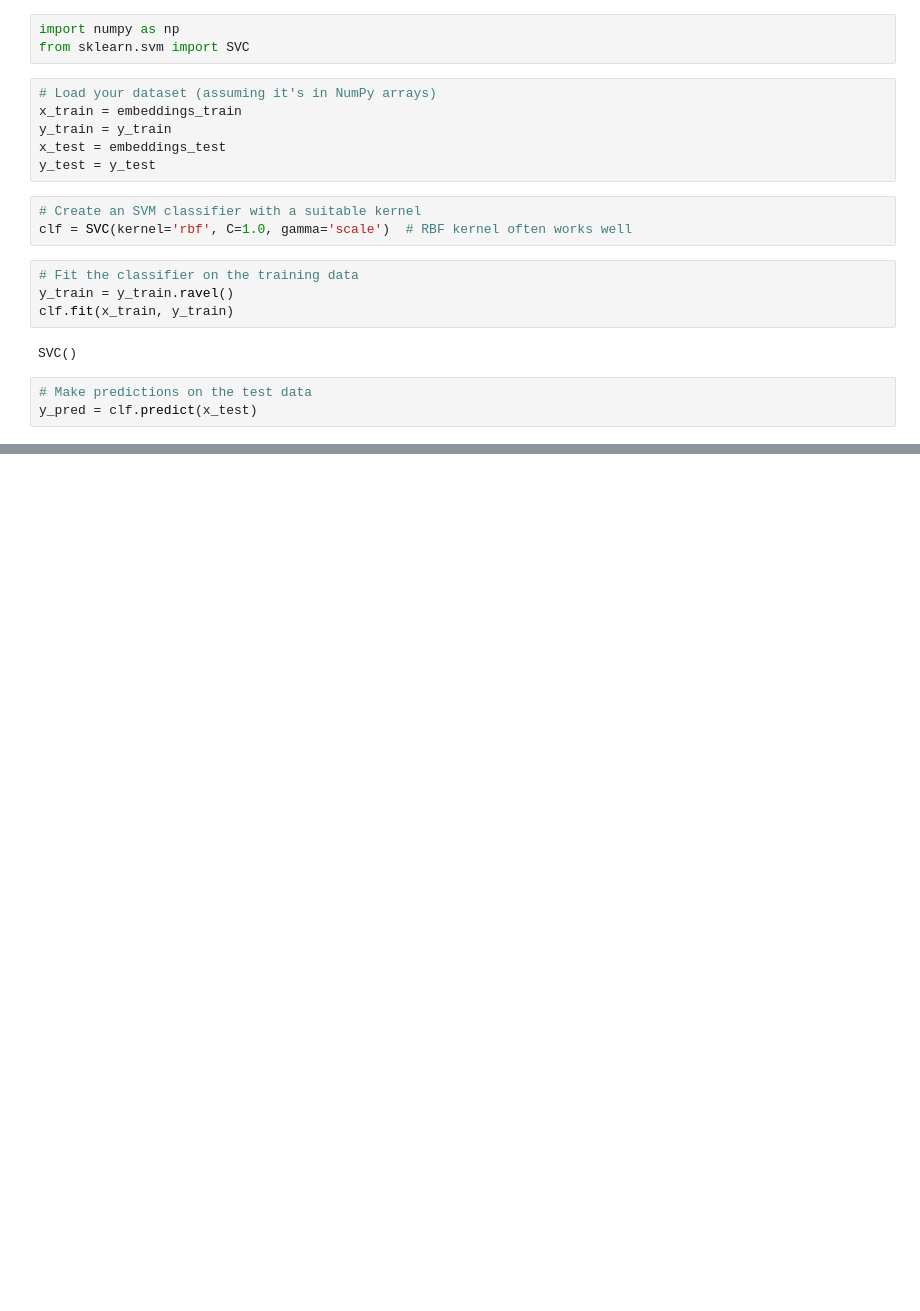
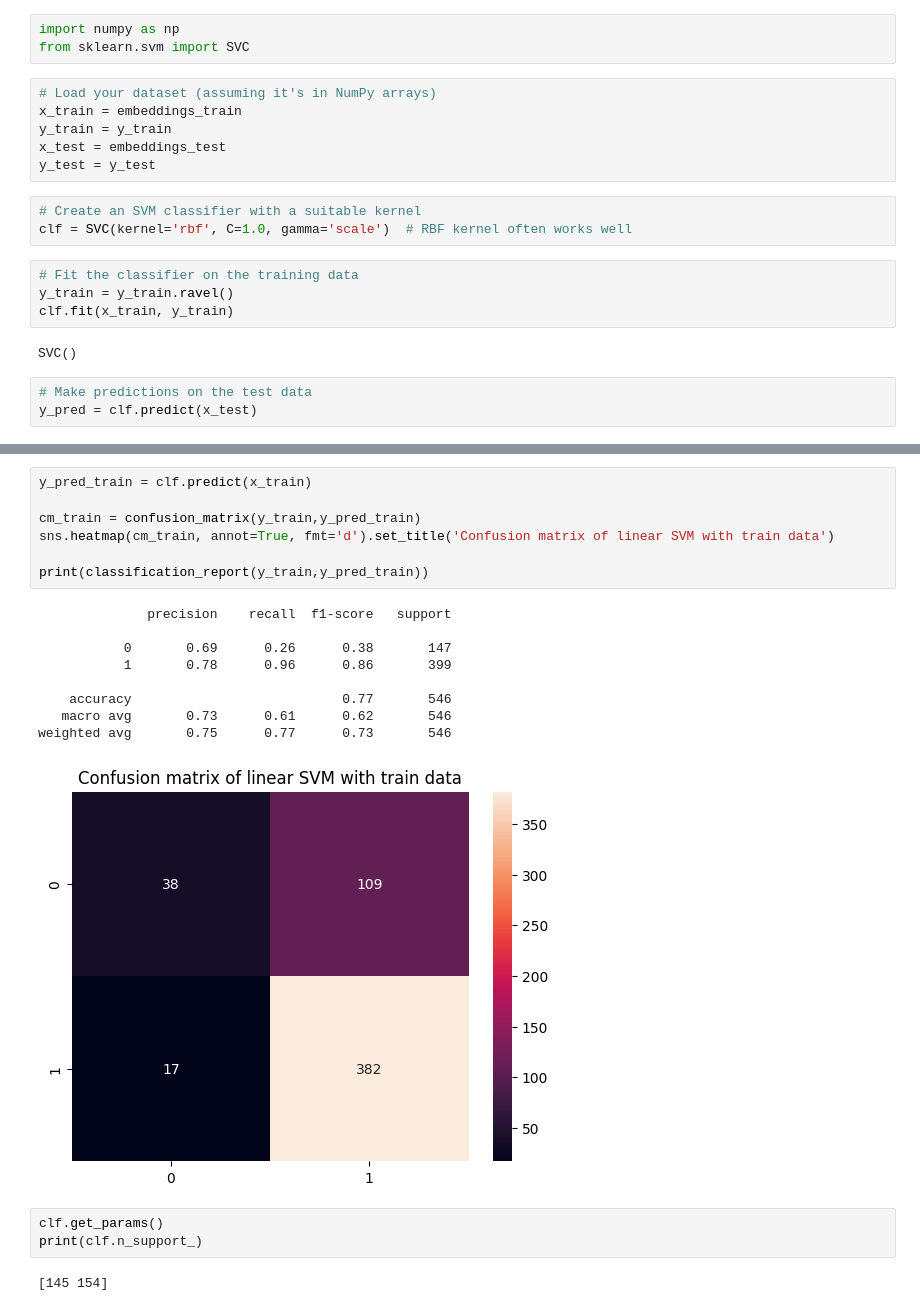
Before and after one commit to caesaretos/embed-svm-fhe, a Jupyter notebook: python/image-embeddings-breastmnist.ipynb, the cells around one changed output, grey strips where cells are left out. Drawn from its saved outputs; the diff is of its cells as text; blank space fills up the shorter version.

Commit message:
model parameters breastmnist

```diff
--- a/python/image-embeddings-breastmnist.ipynb
+++ b/python/image-embeddings-breastmnist.ipynb
@@ -165,0 +184,22 @@ Accuracy: 0.782051282051282
+# %%
+y_pred_train = clf.predict(x_train)
+
+cm_train = confusion_matrix(y_train,y_pred_train)
+sns.heatmap(cm_train, annot=True, fmt='d').set_title('Confusion matrix of linear SVM with train data')
+
+print(classification_report(y_train,y_pred_train))
+# %% [output]
+              precision    recall  f1-score   support
+
+           0       0.69      0.26      0.38       147
+           1       0.78      0.96      0.86       399
+
+    accuracy                           0.77       546
+   macro avg       0.73      0.61      0.62       546
+weighted avg       0.75      0.77      0.73       546
+[figure, added]
+# %%
+clf.get_params()
+print(clf.n_support_)
+# %% [output]
+[145 154]
```
Also changed, not shown: parts of 7 cells of this notebook, 6 other files.
